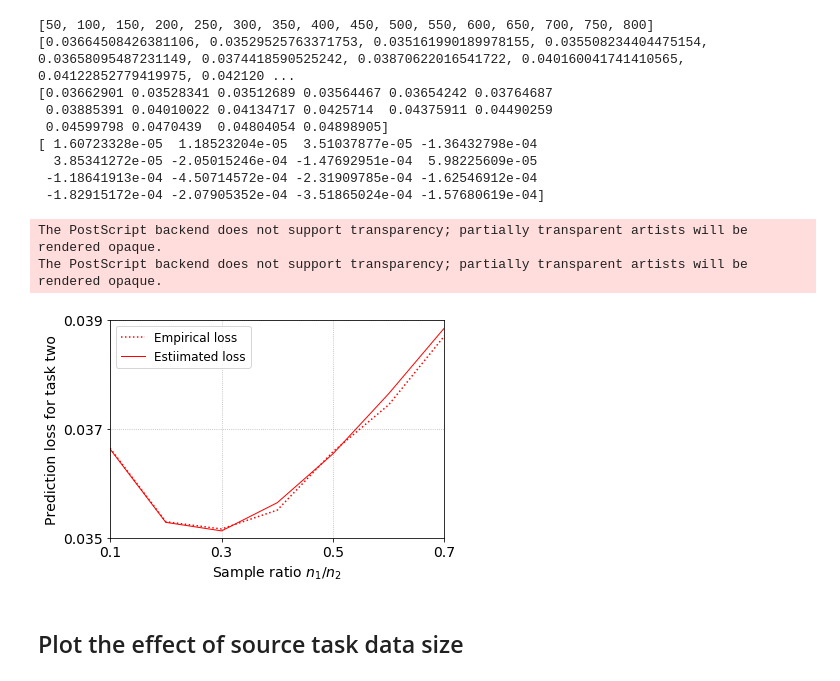
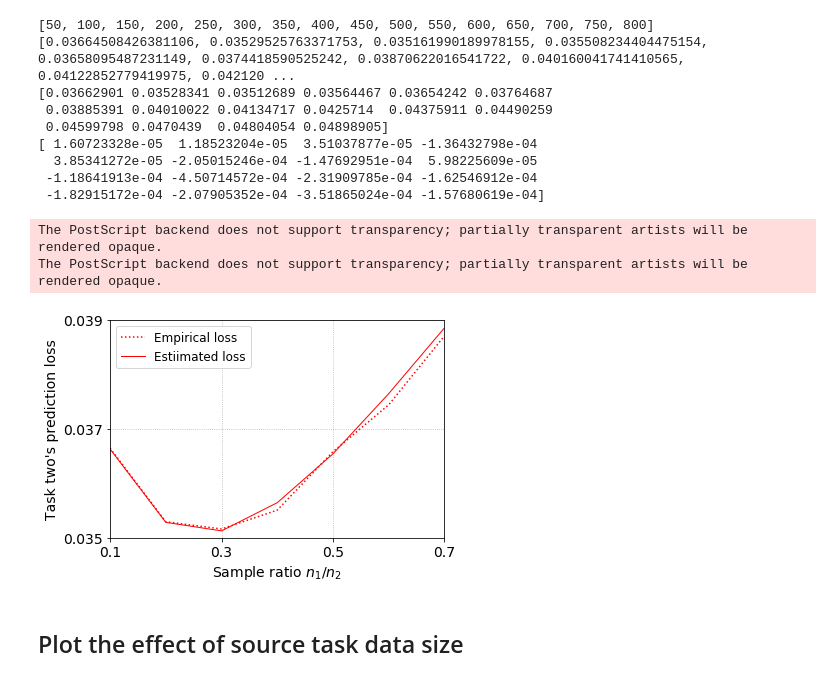
Before and after one commit to VirtuosoResearch/Transfer_learning_random_matrix_simulations, a Jupyter notebook: notebooks/fig_1b.ipynb, the cells around one changed output. Saved outputs shown, nothing was run; the diff lists cells and outputs as text; code cells hidden in the pictures.

```diff
--- a/notebooks/fig_1b.ipynb
+++ b/notebooks/fig_1b.ipynb
@@ -216,35 +216,35 @@ y_emp = 100*(te_beta_t-np.array(te_mtl_list) )
 x_emp = x_emp[: len(x_emp) - cut]
 y_emp = y_emp[: len(y_emp) - cut]
 
 
 plt.plot(np.array(c1_list) / c2, te_mtl_list, ls = ':', c='r', label='Empirical loss')
 plt.plot(np.array(c1_list) / c2, estimate_list, c='r', lw=1, label='Estiimated loss')
 
 
 #plt.scatter(np.array(provable_pos[0]) / c2, 1.5* 100*(te_beta_t-np.array(provable_pos[1]) ), marker='+', s=300, lw=4, c='r', label='Predicted positive')
 #plt.scatter(x_thy, 1.5 * y_thy, marker='_', s=300, lw=4, c='orange', label='Predicted negative')
 #plt.scatter(np.array(unknown[0]) / c2, 1.5 * 100*(te_beta_t-np.array(unknown[1]) ), marker='o', s=20, lw=4, c='y')
 #plt.plot(x_emp, 1.5 * y_emp, c='k', lw=3, ls=':', label='Empirical curve')
 
 #plt.plot(np.arange(0,900,50), [te_beta_t] * 18, lw=3, c='k', ls='dotted', label='Single-task learning')
 
 plt.xlabel(r'Sample ratio $n_1 / n_2$', fontsize=14)
-plt.ylabel('Prediction loss for task two', fontsize=14)
+plt.ylabel('Task two\'s prediction loss', fontsize=14)
 
 plt.xticks(np.arange(0.1, 0.9, 0.2), fontsize=14)
 plt.yticks(np.arange(0.035, 0.041, 0.002), fontsize=14)
 plt.xlim([0.1, 0.7])
 plt.ylim([0.035, 0.039])
 
 plt.grid(ls = ':', lw=0.8)
 plt.legend(fontsize=12)
 
 plt.tight_layout()
 plt.savefig('sample_ratio.eps')
 # %% [output]
 The PostScript backend does not support transparency; partially transparent artists will be rendered opaque.
 The PostScript backend does not support transparency; partially transparent artists will be rendered opaque.
-[figure, old version]
+[figure, new version]
 # %% [markdown]
 ## Plot the effect of source task data size
 # %%
```
Also changed, not shown: 6 other files.
